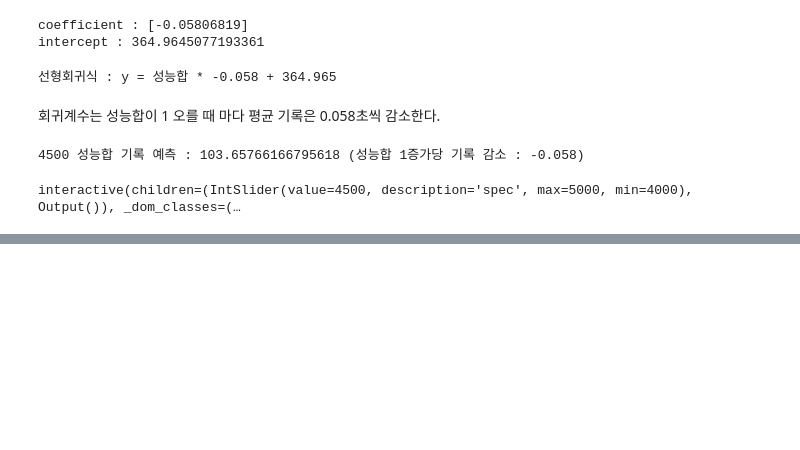
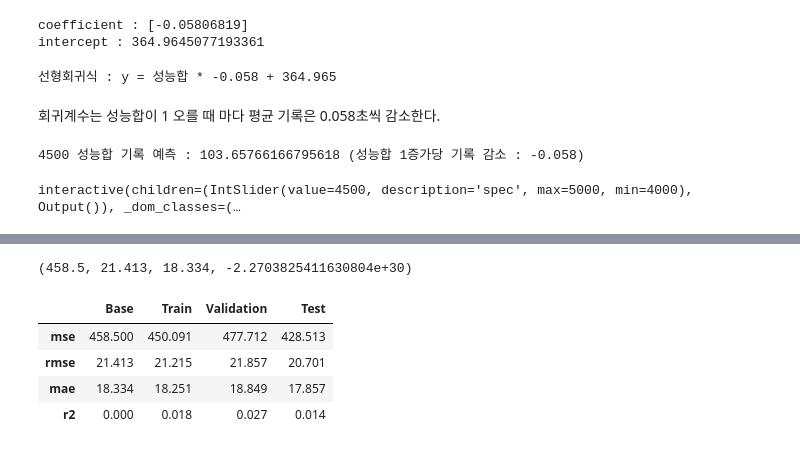
Before and after one commit to ORCT/ds-section2-project, a Jupyter notebook: Modeling.ipynb, the cells around one changed output, grey strips where cells are left out. Drawn from its saved outputs; the diff is of its cells as text; code cells hidden in the pictures; blank space fills up the shorter version.

```diff
--- a/Modeling.ipynb
+++ b/Modeling.ipynb
@@ -171,0 +196,31 @@ interactive(children=(IntSlider(value=4500, description='spec', max=5000, min=40
+# %%
+import numpy as np
+from sklearn.metrics import mean_squared_error, mean_absolute_error, r2_score
+
+pd.options.display.float_format = '{:,.3f}'.format
+
+
+def eval_models(y_true, y_pred) :
+    mse = mean_squared_error(y_true, y_pred).round(3)
+    rmse = np.sqrt(mse).round(3)
+    mae = mean_absolute_error(y_true, y_pred).round(3)
+    r2 = r2_score(y_true, y_pred)
+
+    return mse, rmse, mae, r2
+
+baseline_h = [y_train_h.mean()] * len(y_train_h)
+eval_models(baseline_h, y_train_h)
+
+baseline_l = [y_train_l.mean()] * len(y_train_l)
+eval_models(baseline_l, y_train_l)
+# %% [output]
+(458.5, 21.413, 18.334, -2.2703825411630804e+30)
+# %%
+from sklearn.linear_model import LinearRegression
+
+model_h = LinearRegression()
+model_h.fit(X_train_h, y_train_h)
+
+y_train_h_pred = model_h.predict(X_train_h)
+y_val_h_pred = model_h.predict(X_val_h)
+y_test_h_pred = model_h.predict(X_test_h)
@@ -171,0 +234,20 @@ interactive(children=(IntSlider(value=4500, description='spec', max=5000, min=40
+# %%
+comparison_h = pd.DataFrame(index=['mse', 'rmse', 'mae', 'r2'], columns=['Base', 'Train', 'Validation', 'Test'])
+comparison_h['Base'] = eval_models(y_train_h, baseline_h)
+comparison_h['Train'] = eval_models(y_train_h, y_train_h_pred)
+comparison_h['Validation'] = eval_models(y_val_h, y_val_h_pred)
+comparison_h['Test'] = eval_models(y_test_h, y_test_h_pred)
+
+comparison_l = pd.DataFrame(index=['mse', 'rmse', 'mae', 'r2'], columns=['Base', 'Train', 'Validation', 'Test'])
+comparison_l['Base'] = eval_models(y_train_l, baseline_l)
+comparison_l['Train'] = eval_models(y_train_l, y_train_l_pred)
+comparison_l['Validation'] = eval_models(y_val_l, y_val_l_pred)
+comparison_l['Test'] = eval_models(y_test_l, y_test_l_pred)
+# %%
+comparison_h
+# %% [output]
+|  | Base | Train | Validation | Test |
+| mse | 458.500 | 450.091 | 477.712 | 428.513 |
+| rmse | 21.413 | 21.215 | 21.857 | 20.701 |
+| mae | 18.334 | 18.251 | 18.849 | 17.857 |
+| r2 | 0.000 | 0.018 | 0.027 | 0.014 |
```
Also changed, not shown: parts of 15 cells of this notebook.
